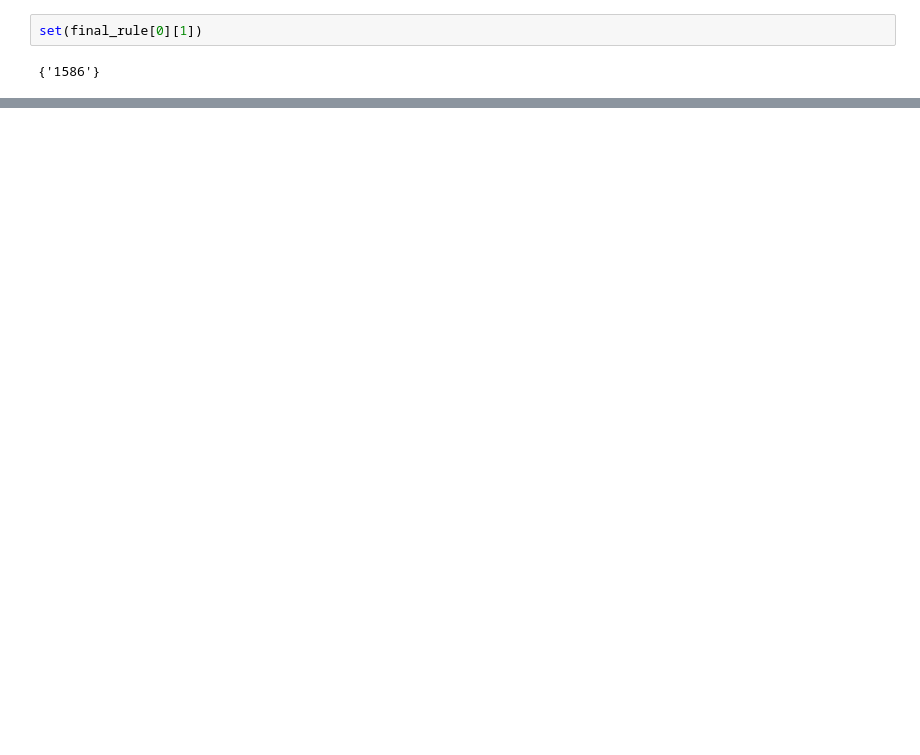
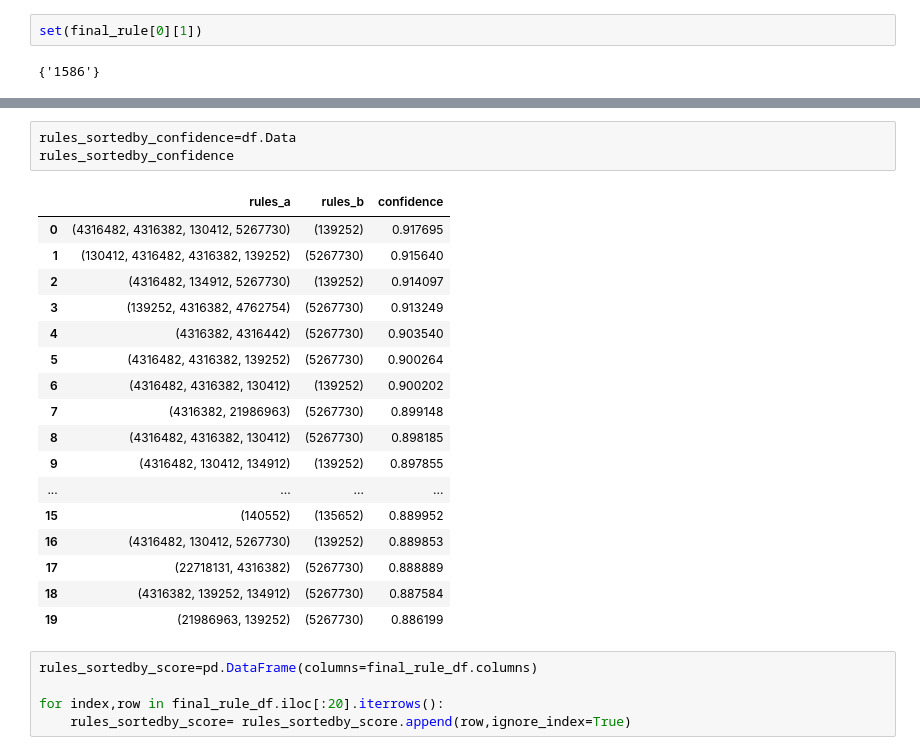
Before and after one commit to crazywkb/BilibiliCrawler, a Jupyter notebook: bilibili_analyzer/recommend_with_weight.ipynb, the cells around one changed output, grey strips where cells are left out. Saved outputs shown, nothing was run; the diff lists cells and outputs as text; blank space fills up the shorter version.

```diff
--- a/bilibili_analyzer/recommend_with_weight.ipynb
+++ b/bilibili_analyzer/recommend_with_weight.ipynb
@@ -417,0 +414,26 @@ training_data.iloc[0].value
+# %%
+rules_sortedby_confidence=df.Data
+rules_sortedby_confidence
+# %% [output]
+|  | rules_a | rules_b | confidence |
+| 0 | (4316482, 4316382, 130412, 5267730) | (139252) | 0.917695 |
+| 1 | (130412, 4316482, 4316382, 139252) | (5267730) | 0.915640 |
+| 2 | (4316482, 134912, 5267730) | (139252) | 0.914097 |
+| 3 | (139252, 4316382, 4762754) | (5267730) | 0.913249 |
+| 4 | (4316382, 4316442) | (5267730) | 0.903540 |
+| 5 | (4316482, 4316382, 139252) | (5267730) | 0.900264 |
+| 6 | (4316482, 4316382, 130412) | (139252) | 0.900202 |
+| 7 | (4316382, 21986963) | (5267730) | 0.899148 |
+| 8 | (4316482, 4316382, 130412) | (5267730) | 0.898185 |
+| 9 | (4316482, 130412, 134912) | (139252) | 0.897855 |
+| ... | ... | ... | ... |
+| 15 | (140552) | (135652) | 0.889952 |
+| 16 | (4316482, 130412, 5267730) | (139252) | 0.889853 |
+| 17 | (22718131, 4316382) | (5267730) | 0.888889 |
+| 18 | (4316382, 139252, 134912) | (5267730) | 0.887584 |
+| 19 | (21986963, 139252) | (5267730) | 0.886199 |
+# %%
+rules_sortedby_score=pd.DataFrame(columns=final_rule_df.columns)
+
+for index,row in final_rule_df.iloc[:20].iterrows():
+    rules_sortedby_score= rules_sortedby_score.append(row,ignore_index=True)
```
Also changed, not shown: parts of 16 cells of this notebook.
